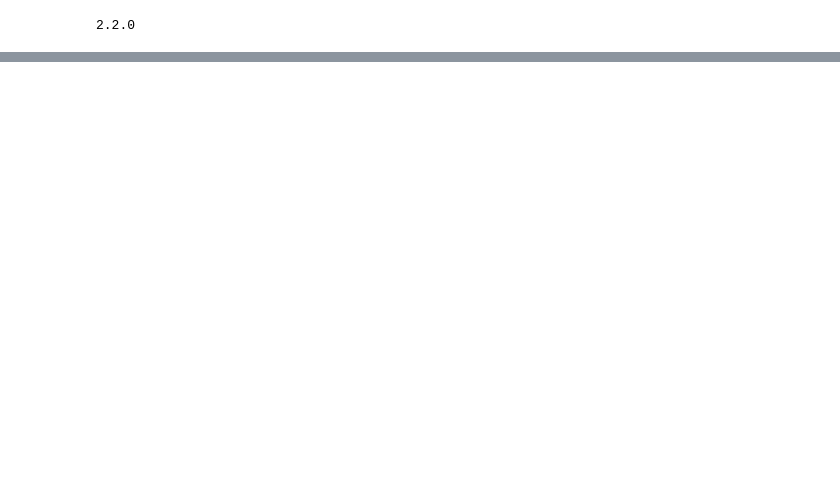
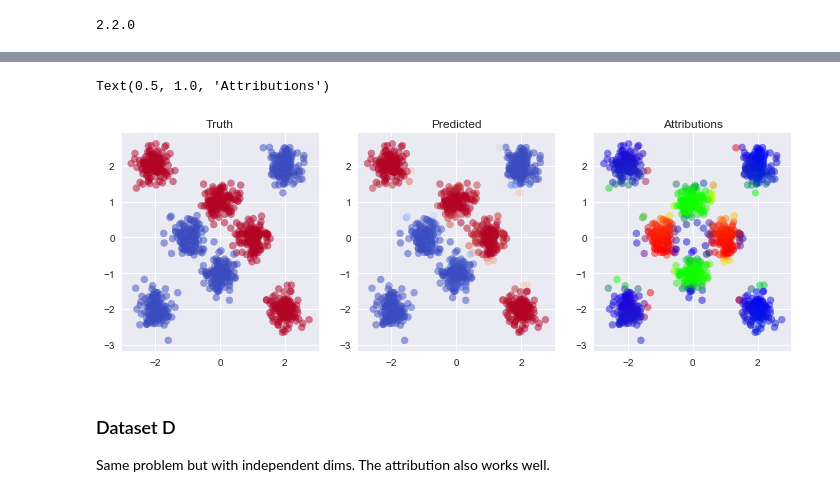
Before and after one commit to deezer/interpretable_nn_attribution, a Jupyter notebook: toy/toy_examples.ipynb, the cells around one changed output, grey strips where cells are left out. Drawn from its saved outputs; the diff is of its cells as text; code cells hidden in the pictures; blank space fills up the shorter version.

```diff
--- a/toy/toy_examples.ipynb
+++ b/toy/toy_examples.ipynb
@@ -92,0 +285,8 @@ Text(0.5, 1.0, 'Dataset D <dim2, dim3> ')
+# %%
+m = Interpretable_FF(hidden_dim = 16)
+m.compile()
+# m.model.summary()
+# %%
+data_gen = make_generator(datagen_C, {'bs': 256})
+
+m.fit(data_gen, epochs=30, steps_per_epoch=500, verbose=2)
@@ -92,0 +312,22 @@ Text(0.5, 1.0, 'Dataset D <dim2, dim3> ')
+# %%
+x, y = datagen_C(1024)
+p = m.predict(x)
+a = get_attributions(m.model_int.predict(x), m.C_residual, mode='L1')
+
+plt.figure(figsize = (12, 4))
+plt.subplot(1,3,1)
+plt.scatter(x[:,0], x[:,1], c = y[:,0], alpha=0.5)
+plt.title('Truth')
+plt.subplot(1,3,2)
+plt.scatter(x[:,0], x[:,1], c = p[:,0], alpha=0.5)
+plt.title('Predicted')
+plt.subplot(1,3,3)
+plt.scatter(x[:,0], x[:,1], c = a, alpha=0.5)
+plt.title('Attributions')
+# %% [output]
+Text(0.5, 1.0, 'Attributions')
+[figure, added]
+# %% [markdown]
+### Dataset D
+
+Same problem but with independent dims. The attribution also works well.
```
Also changed, not shown: parts of 17 cells of this notebook.
